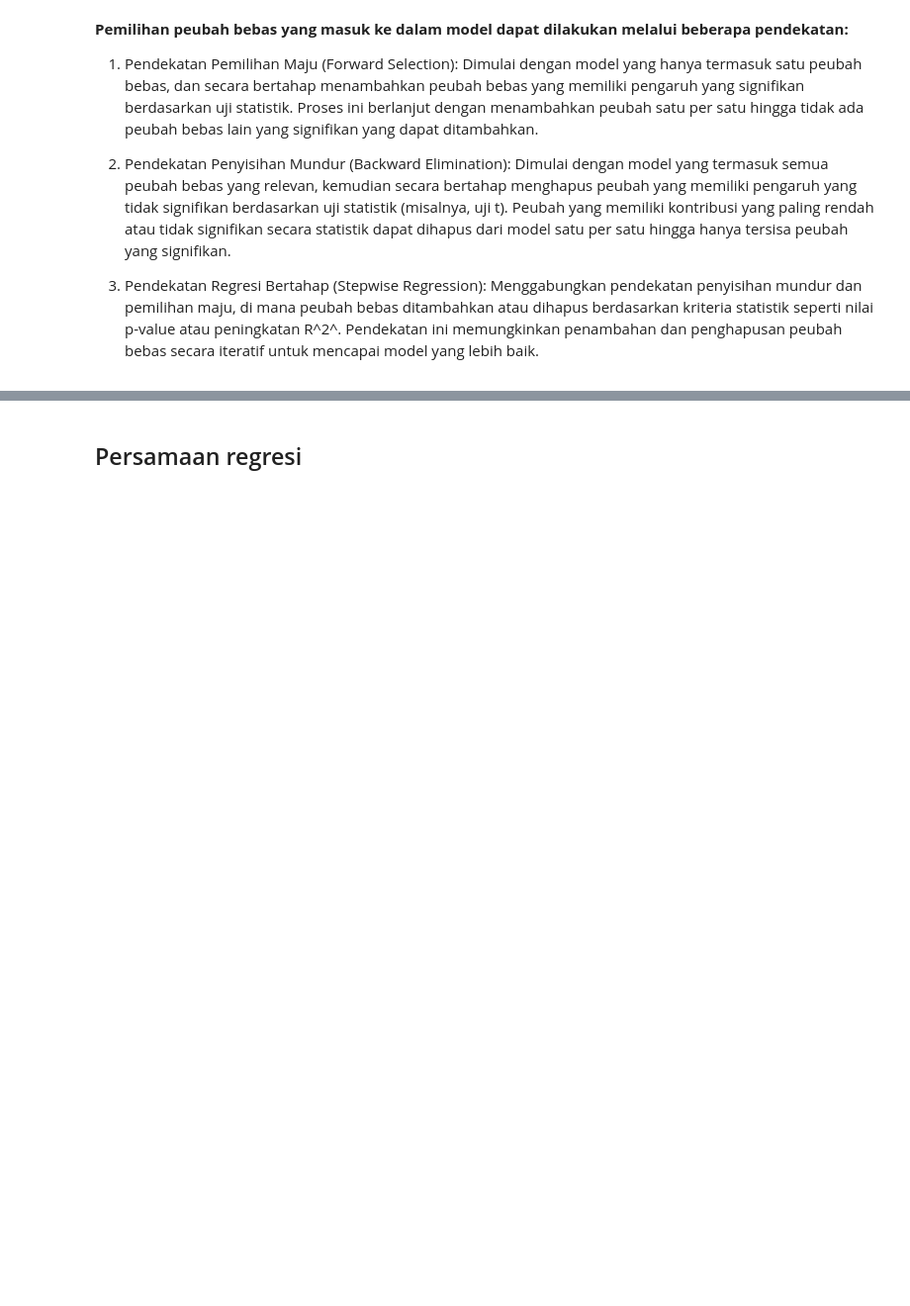
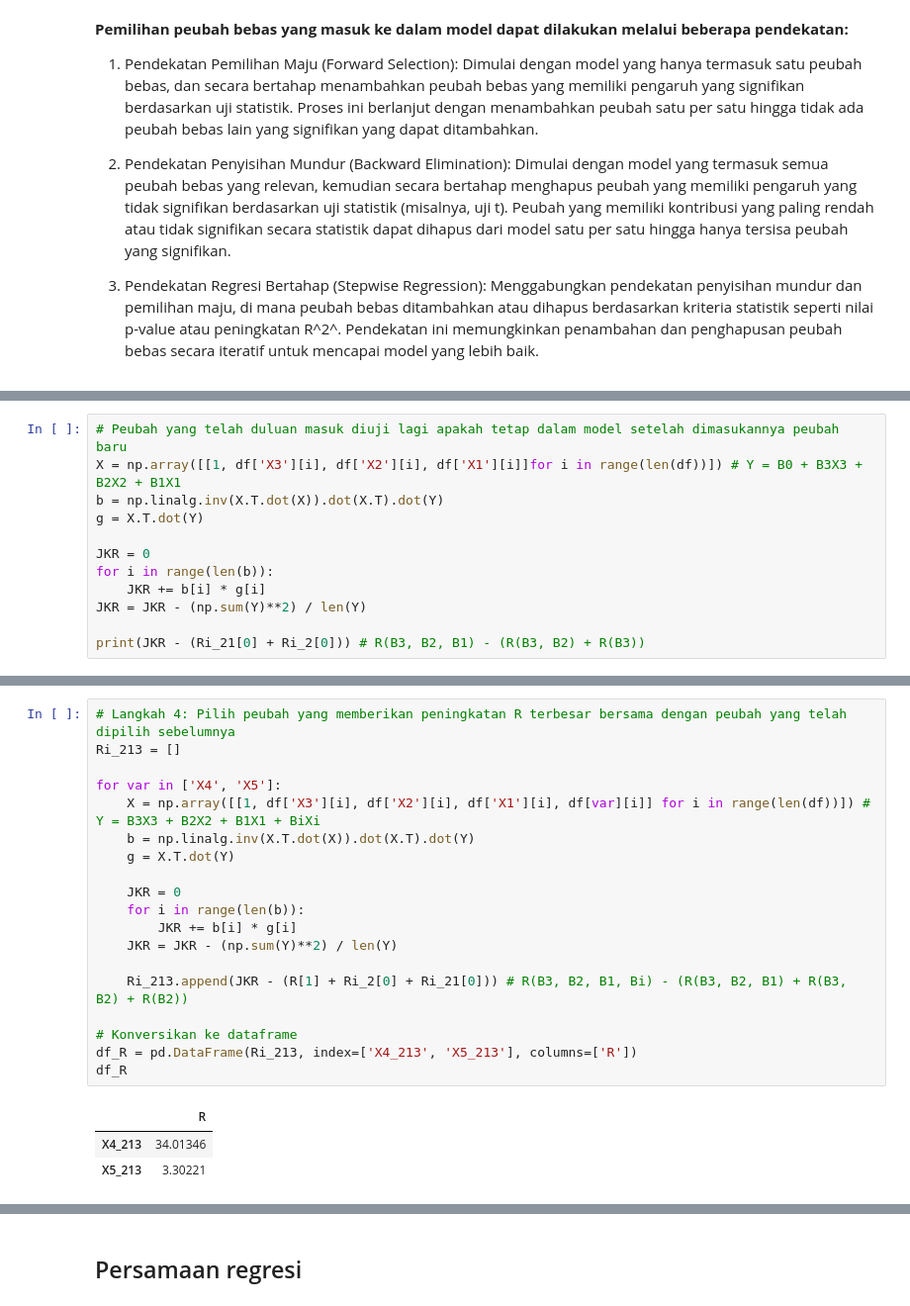
Before and after one commit to mzkki25/stepwise-linear-regression-without-libraries, a Jupyter notebook: regresi_linear.ipynb, the cells around one changed output, grey strips where cells are left out. Shown: that part at 99% size. Drawn from its saved outputs; the diff is of its cells as text; blank space fills up the shorter version.

```diff
--- a/regresi_linear.ipynb
+++ b/regresi_linear.ipynb
@@ -519,0 +717,12 @@ Maka, X4_123 tidak masuk ke dalam model
+# %%
+# Peubah yang telah duluan masuk diuji lagi apakah tetap dalam model setelah dimasukannya peubah baru
+X = np.array([[1, df['X3'][i], df['X2'][i], df['X1'][i]]for i in range(len(df))]) # Y = B0 + B3X3 + B2X2 + B1X1
+b = np.linalg.inv(X.T.dot(X)).dot(X.T).dot(Y)
+g = X.T.dot(Y)
+
+JKR = 0
+for i in range(len(b)):
+    JKR += b[i] * g[i]
+JKR = JKR - (np.sum(Y)**2) / len(Y)
+
+print(JKR - (Ri_21[0] + Ri_2[0])) # R(B3, B2, B1) - (R(B3, B2) + R(B3))
@@ -519,0 +757,23 @@ Maka, X4_123 tidak masuk ke dalam model
+# %%
+# Langkah 4: Pilih peubah yang memberikan peningkatan R terbesar bersama dengan peubah yang telah dipilih sebelumnya
+Ri_213 = []
+
+for var in ['X4', 'X5']:
+    X = np.array([[1, df['X3'][i], df['X2'][i], df['X1'][i], df[var][i]] for i in range(len(df))]) # Y = B3X3 + B2X2 + B1X1 + BiXi
+    b = np.linalg.inv(X.T.dot(X)).dot(X.T).dot(Y)
+    g = X.T.dot(Y)
+
+    JKR = 0
+    for i in range(len(b)):
+        JKR += b[i] * g[i]
+    JKR = JKR - (np.sum(Y)**2) / len(Y)
+
+    Ri_213.append(JKR - (R[1] + Ri_2[0] + Ri_21[0])) # R(B3, B2, B1, Bi) - (R(B3, B2, B1) + R(B3, B2) + R(B2))
+
+# Konversikan ke dataframe
+df_R = pd.DataFrame(Ri_213, index=['X4_213', 'X5_213'], columns=['R'])
+df_R
+# %% [output]
+|  | R |
+| X4_213 | 34.01346 |
+| X5_213 | 3.30221 |
```
Also changed, not shown: parts of 107 cells of this notebook.
